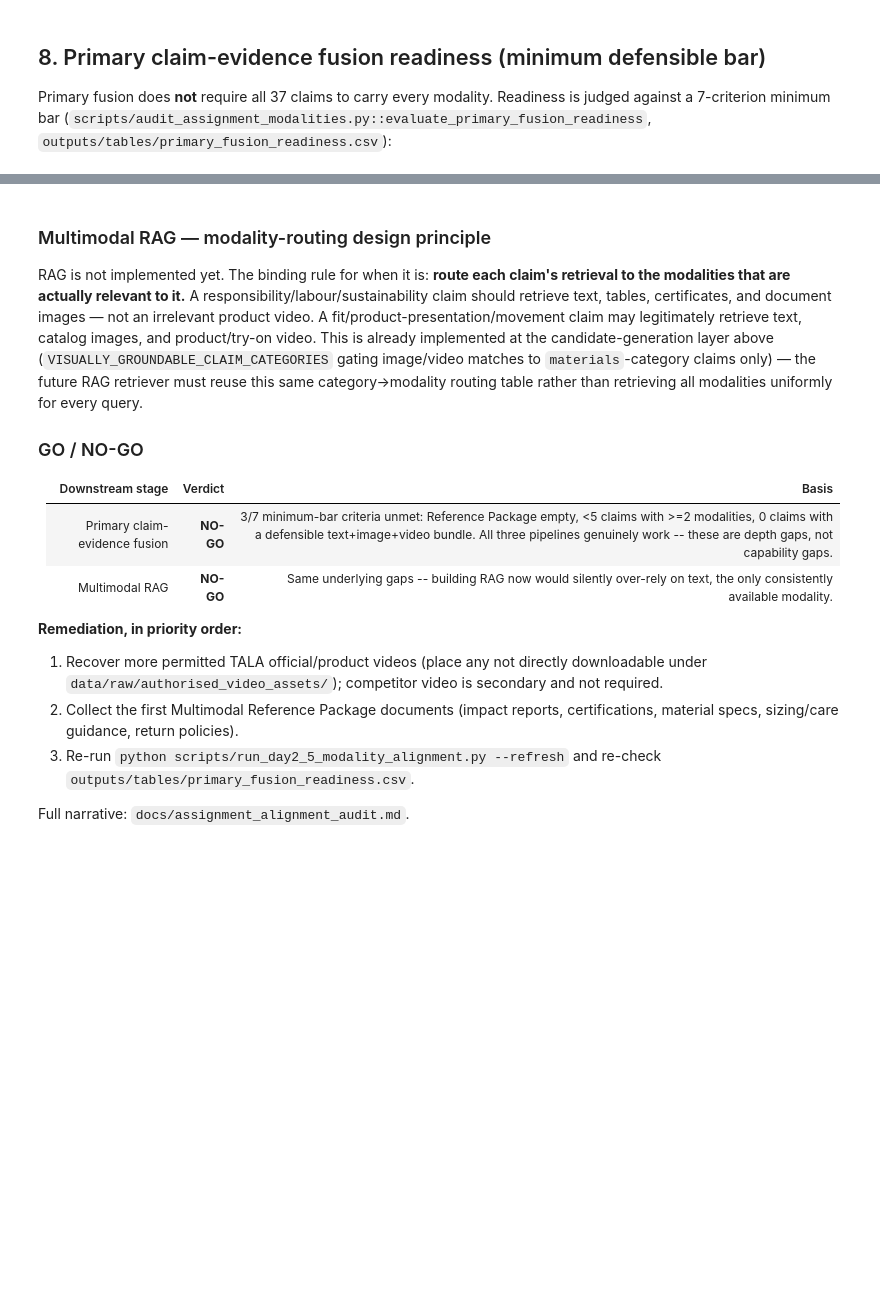
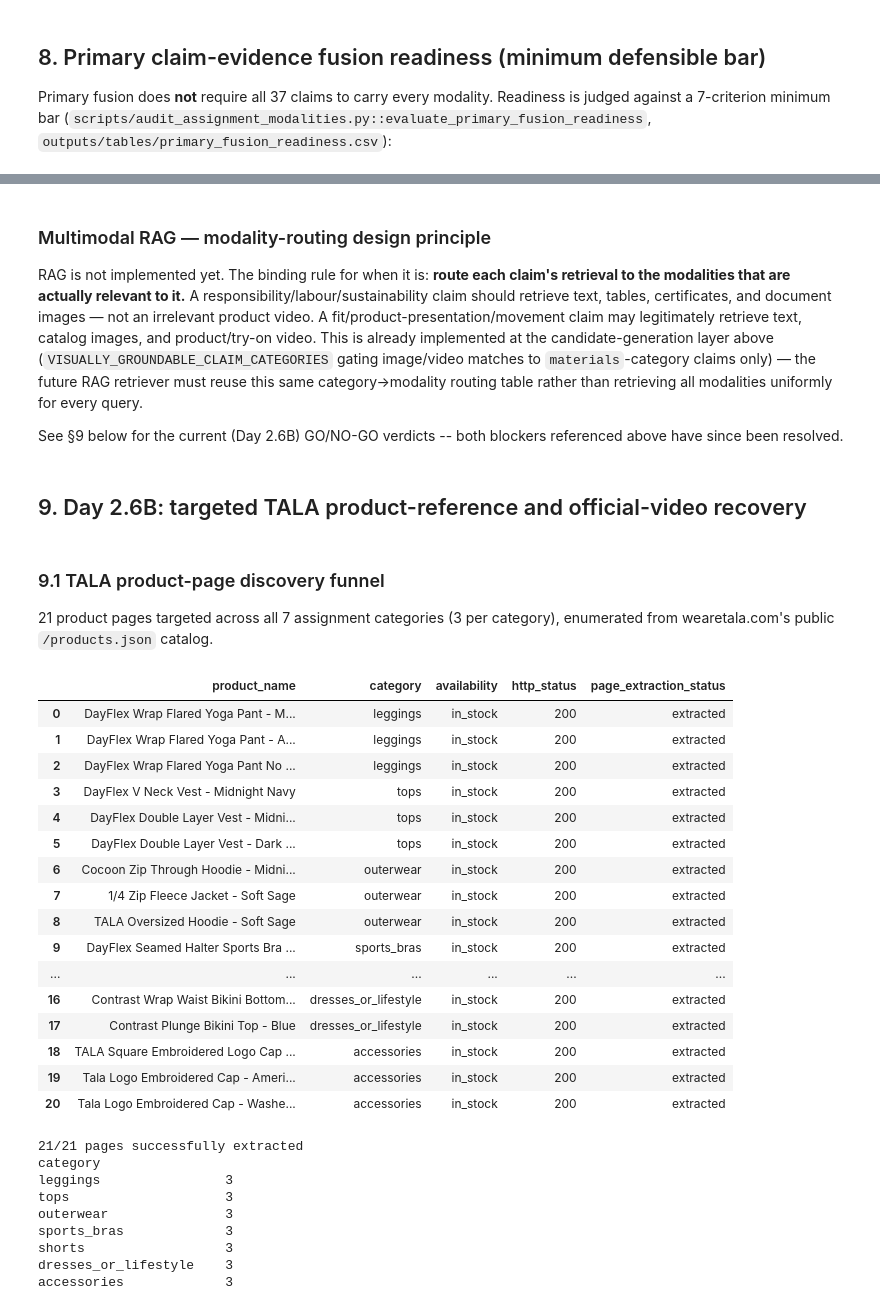
Before and after one commit to VinayakSrivastava2508/tala-multimodal-ai, a Jupyter notebook: notebooks/03_video_pipeline_and_multimodal_evidence.ipynb, the cells around one changed output, grey strips where cells are left out. Saved outputs shown, nothing was run; the diff lists cells and outputs as text; code cells hidden in the pictures; blank space fills up the shorter version.

```diff
--- a/notebooks/03_video_pipeline_and_multimodal_evidence.ipynb
+++ b/notebooks/03_video_pipeline_and_multimodal_evidence.ipynb
@@ -534,19 +568,43 @@ and product/try-on video. This is already implemented at the candidate-generatio
 claims only) — the future RAG retriever must reuse this same category→modality routing table
 rather than retrieving all modalities uniformly for every query.
 
-### GO / NO-GO
-
-| Downstream stage | Verdict | Basis |
-|---|---|---|
-| Primary claim-evidence fusion | **NO-GO** | 3/7 minimum-bar criteria unmet: Reference Package empty, <5 claims with >=2 modalities, 0 claims with a defensible text+image+video bundle. All three pipelines genuinely work -- these are depth gaps, not capability gaps. |
-| Multimodal RAG | **NO-GO** | Same underlying gaps -- building RAG now would silently over-rely on text, the only consistently available modality. |
-
-**Remediation, in priority order:**
-1. Recover more permitted TALA official/product videos (place any not directly downloadable
-   under `data/raw/authorised_video_assets/`); competitor video is secondary and not required.
-2. Collect the first Multimodal Reference Package documents (impact reports, certifications,
-   material specs, sizing/care guidance, return policies).
-3. Re-run `python scripts/run_day2_5_modality_alignment.py --refresh` and re-check
-   `outputs/tables/primary_fusion_readiness.csv`.
-
-Full narrative: `docs/assignment_alignment_audit.md`.
+See §9 below for the current (Day 2.6B) GO/NO-GO verdicts -- both blockers referenced above have
+since been resolved.
+# %% [markdown]
+## 9. Day 2.6B: targeted TALA product-reference and official-video recovery
+# %% [markdown]
+### 9.1 TALA product-page discovery funnel
+
+21 product pages targeted across all 7 assignment categories (3 per category), enumerated from
+wearetala.com's public `/products.json` catalog.
+# %%
+display(product_page_funnel[["product_name", "category", "availability", "http_status", "page_extraction_status"]])
+print(f"\n{int((product_page_funnel['page_extraction_status']=='extracted').sum())}/{len(product_page_funnel)} pages successfully extracted")
+print(product_page_funnel["category"].value_counts().to_string())
+# %% [output]
+|  | product_name | category | availability | http_status | page_extraction_status |
+| 0 | DayFlex Wrap Flared Yoga Pant - M... | leggings | in_stock | 200 | extracted |
+| 1 | DayFlex Wrap Flared Yoga Pant - A... | leggings | in_stock | 200 | extracted |
+| 2 | DayFlex Wrap Flared Yoga Pant No ... | leggings | in_stock | 200 | extracted |
+| 3 | DayFlex V Neck Vest - Midnight Navy | tops | in_stock | 200 | extracted |
+| 4 | DayFlex Double Layer Vest - Midni... | tops | in_stock | 200 | extracted |
+| 5 | DayFlex Double Layer Vest - Dark ... | tops | in_stock | 200 | extracted |
+| 6 | Cocoon Zip Through Hoodie - Midni... | outerwear | in_stock | 200 | extracted |
+| 7 | 1/4 Zip Fleece Jacket - Soft Sage | outerwear | in_stock | 200 | extracted |
+| 8 | TALA Oversized Hoodie - Soft Sage | outerwear | in_stock | 200 | extracted |
+| 9 | DayFlex Seamed Halter Sports Bra ... | sports_bras | in_stock | 200 | extracted |
+| ... | ... | ... | ... | ... | ... |
+| 16 | Contrast Wrap Waist Bikini Bottom... | dresses_or_lifestyle | in_stock | 200 | extracted |
+| 17 | Contrast Plunge Bikini Top - Blue | dresses_or_lifestyle | in_stock | 200 | extracted |
+| 18 | TALA Square Embroidered Logo Cap ... | accessories | in_stock | 200 | extracted |
+| 19 | Tala Logo Embroidered Cap - Ameri... | accessories | in_stock | 200 | extracted |
+| 20 | Tala Logo Embroidered Cap - Washe... | accessories | in_stock | 200 | extracted |
+21/21 pages successfully extracted
+category
+leggings                3
+tops                    3
+outerwear               3
+sports_bras             3
+shorts                  3
+dresses_or_lifestyle    3
+accessories             3
```
Also changed, not shown: parts of 33 cells of this notebook, 47 other files.
